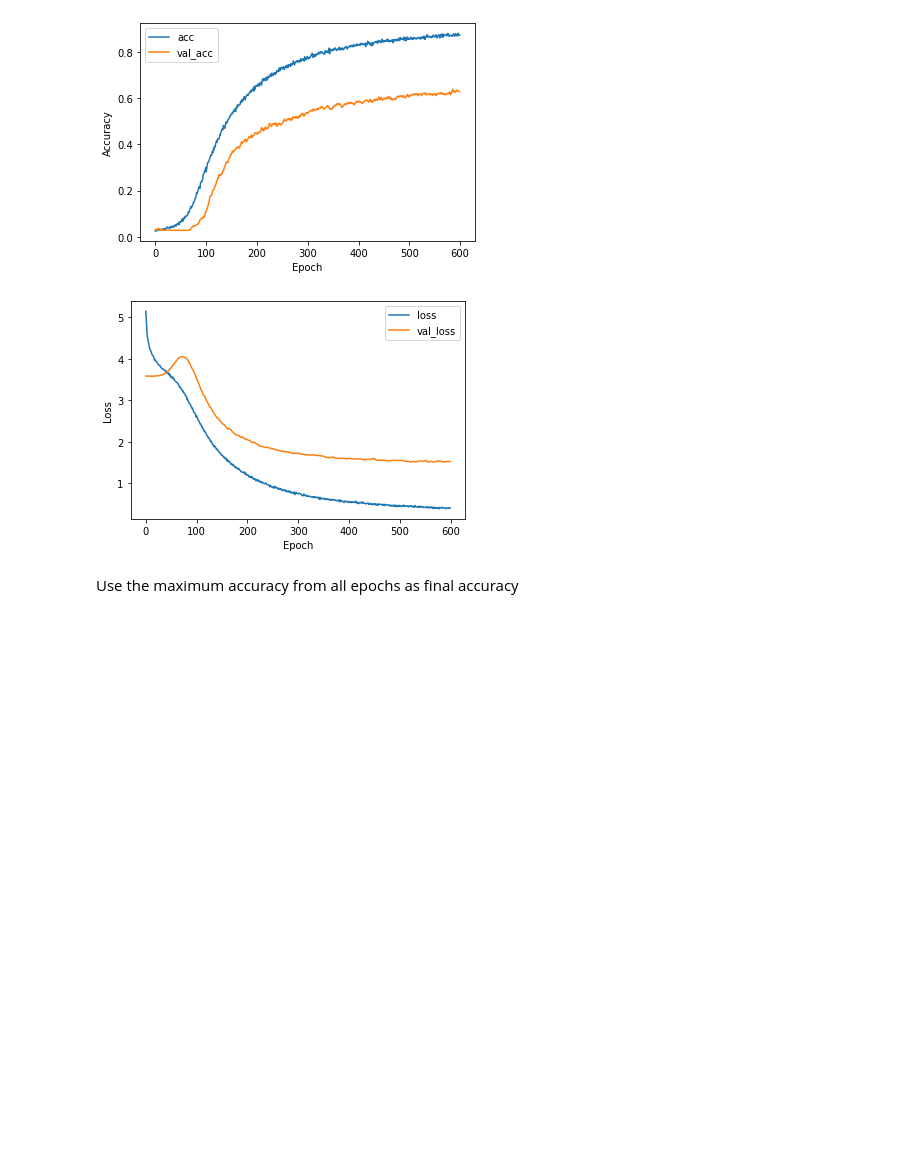
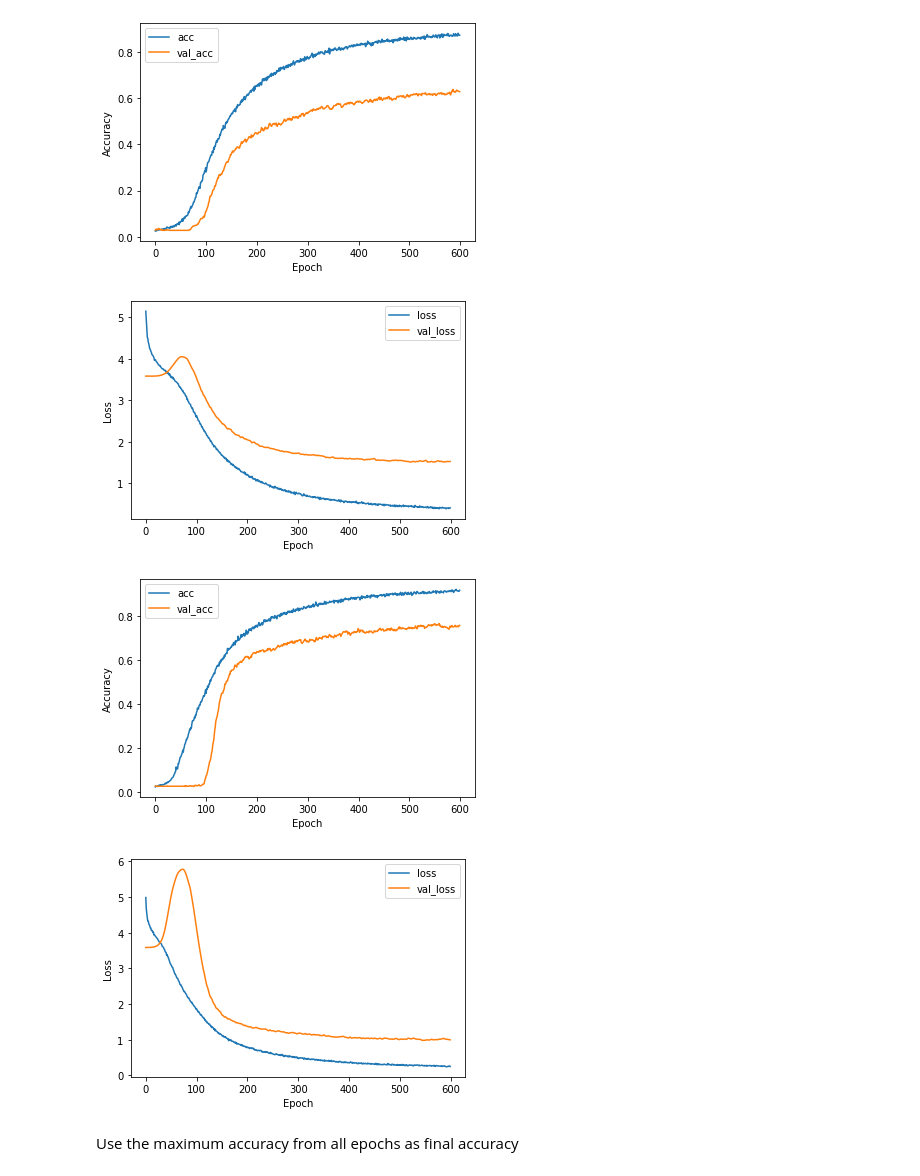
Before and after one commit to NeuroTech-UCSD/Oz-Speller, a Jupyter notebook: notebooks/visualize_performance.ipynb, the cells around one changed output. Saved outputs shown, nothing was run; the diff lists cells and outputs as text; code cells hidden in the pictures; blank space fills up the shorter version.

```diff
--- a/notebooks/visualize_performance.ipynb
+++ b/notebooks/visualize_performance.ipynb
@@ -13,36 +17,40 @@ with open(os.path.join(project_dir, 'reports/data/simon_36/EEGNet_SSVEP.pkl'), '
 # %%
-epoch_start = 0
+def plot_learning_curve(history, epoch_start=0):
+    plt.figure()
+    capsize= 5
+    mean_acc = np.array(history['acc']).mean(axis=0)
+    std_acc = np.array(history['acc']).std(axis=0)
+    val_mean_acc = np.array(history['val_acc']).mean(axis=0)
+    val_std_acc = np.array(history['val_acc']).std(axis=0)
+    xticks = np.arange(epoch_start, len(mean_acc), 1)
+    plt.errorbar(xticks, mean_acc[epoch_start:], label='acc', capsize=capsize)
+    plt.errorbar(xticks, val_mean_acc[epoch_start:], label='val_acc', capsize=capsize)
+    # plt.xticks(xticks)
+    plt.xlabel('Epoch')
+    plt.ylabel('Accuracy')
+    plt.legend()
 
-plt.figure()
-capsize= 5
-mean_acc = np.array(history['acc']).mean(axis=0)
-std_acc = np.array(history['acc']).std(axis=0)
-val_mean_acc = np.array(history['val_acc']).mean(axis=0)
-val_std_acc = np.array(history['val_acc']).std(axis=0)
-xticks = np.arange(epoch_start, len(mean_acc), 1)
-plt.errorbar(xticks, mean_acc[epoch_start:], label='acc', capsize=capsize)
-plt.errorbar(xticks, val_mean_acc[epoch_start:], label='val_acc', capsize=capsize)
-# plt.xticks(xticks)
-plt.xlabel('Epoch')
-plt.ylabel('Accuracy')
-plt.legend()
+    plt.figure()
+    capsize= 5
+    mean_loss = np.array(history['loss']).mean(axis=0)
+    std_loss = np.array(history['loss']).std(axis=0)
+    val_mean_loss = np.array(history['val_loss']).mean(axis=0)
+    val_std_loss = np.array(history['val_loss']).std(axis=0)
+    xticks = np.arange(epoch_start, len(mean_loss), 1)
+    plt.errorbar(xticks, mean_loss[epoch_start:], label='loss', capsize=capsize)
+    plt.errorbar(xticks, val_mean_loss[epoch_start:], label='val_loss', capsize=capsize)
+    # plt.xticks(xticks)
+    plt.xlabel('Epoch')
+    plt.ylabel('Loss')
+    plt.legend();
 
-plt.figure()
-capsize= 5
-mean_loss = np.array(history['loss']).mean(axis=0)
-std_loss = np.array(history['loss']).std(axis=0)
-val_mean_loss = np.array(history['val_loss']).mean(axis=0)
-val_std_loss = np.array(history['val_loss']).std(axis=0)
-xticks = np.arange(epoch_start, len(mean_loss), 1)
-plt.errorbar(xticks, mean_loss[epoch_start:], label='loss', capsize=capsize)
-plt.errorbar(xticks, val_mean_loss[epoch_start:], label='val_loss', capsize=capsize)
-# plt.xticks(xticks)
-plt.xlabel('Epoch')
-plt.ylabel('Loss')
-plt.legend();
+plot_learning_curve(eegnet_history)
+plot_learning_curve(eegnet_spectral_history)
 # %% [output]
 [figure]
 [figure]
+[figure, added]
+[figure, added]
 # %% [markdown]
 Use the maximum accuracy from all epochs as final accuracy
 # %%
```
Also changed, not shown: parts of 3 cells of this notebook, 12 other files.
